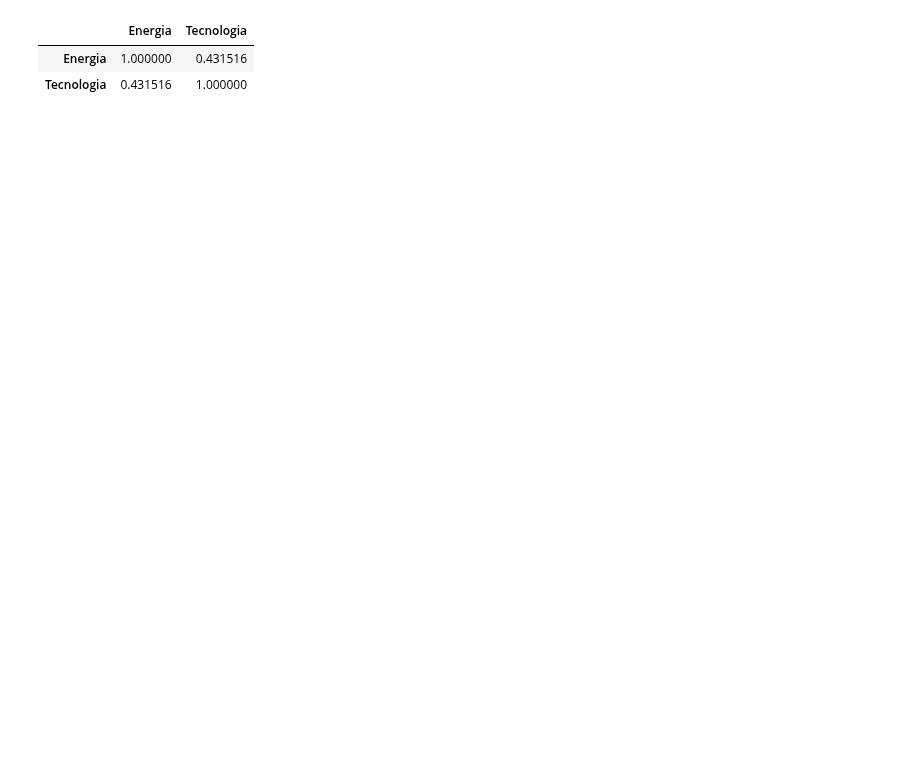
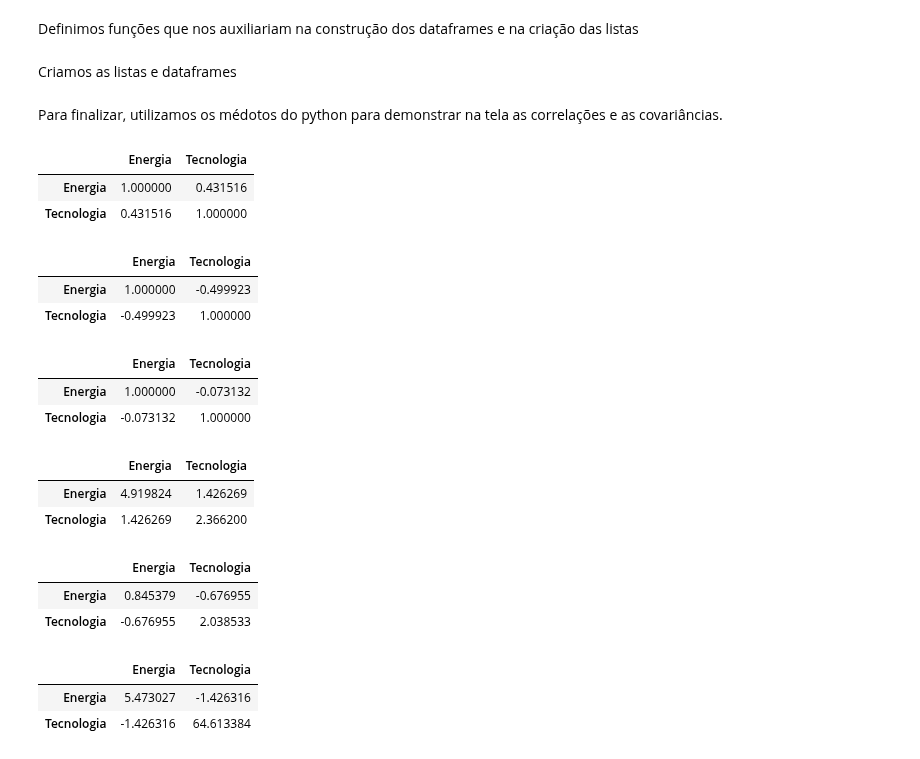
Before and after one commit to eriksoaress/EnergiaRenovavel---Erik-e-Gustavo-Antony, a Jupyter notebook: aps2/APS2.ipynb, the cells around one changed output. Saved outputs shown, nothing was run; the diff lists cells and outputs as text; code cells hidden in the pictures; blank space fills up the shorter version.

```diff
--- a/aps2/APS2.ipynb
+++ b/aps2/APS2.ipynb
@@ -51,9 +67,8 @@ df_energia
 df_energia = df_energia.set_index('Country Name')
 df_tech = df_tech.set_index('Country Name')
+# %% [markdown]
+Definimos funções que nos auxiliariam na construção dos dataframes e na criação das listas
 # %%
-
-df_energia.head()
-
 def faz_lista_energia(nome_do_pais):
     lista = []
     for ano in list(range(2008,2022)):
@@ -70,24 +85,10 @@ def faz_lista_tech(nome_do_pais):
         lista.append(num)
     return lista
 
-energia_brasil = faz_lista_energia('Brazil')
-energia_argentina = faz_lista_energia('Argentina')
-energia_islandia = faz_lista_energia('Iceland')
-tech_brasil = faz_lista_tech('Brazil')
-tech_argentina = faz_lista_tech('Argentina')
-tech_islandia = faz_lista_tech('Iceland')
-
 def cria_df(lista_energia, lista_tech):
     df = pd.DataFrame([lista_energia, lista_tech])
     df = df.transpose()
     df.columns=['Energia',"Tecnologia"]
     return df
-
-df_brasil = cria_df(energia_brasil,tech_brasil)
-df_argentina = cria_df(energia_argentina,tech_argentina)
-df_islandia = cria_df(energia_islandia,tech_islandia)
-df_brasil.corr()
-# %% [output]
-|  | Energia | Tecnologia |
-| Energia | 1.000000 | 0.431516 |
-| Tecnologia | 0.431516 | 1.000000 |
+# %% [markdown]
+Criamos as listas e dataframes
@@ -93,0 +107,44 @@ df_brasil.corr()
+# %% [markdown]
+Para finalizar, utilizamos os médotos do python para demonstrar na tela as correlações e as covariâncias.
+# %%
+#Correlação no Brasil
+df_brasil.corr()
+# %% [output]
+|  | Energia | Tecnologia |
+| Energia | 1.000000 | 0.431516 |
+| Tecnologia | 0.431516 | 1.000000 |
+# %%
+#Correlação da Argentina
+df_argentina.corr()
+# %% [output]
+|  | Energia | Tecnologia |
+| Energia | 1.000000 | -0.499923 |
+| Tecnologia | -0.499923 | 1.000000 |
+# %%
+#Correlação na Islândia
+df_islandia.corr()
+# %% [output]
+|  | Energia | Tecnologia |
+| Energia | 1.000000 | -0.073132 |
+| Tecnologia | -0.073132 | 1.000000 |
+# %%
+#Covariância no Brasil
+df_brasil.cov()
+# %% [output]
+|  | Energia | Tecnologia |
+| Energia | 4.919824 | 1.426269 |
+| Tecnologia | 1.426269 | 2.366200 |
+# %%
+#Covariância na Argentina
+df_argentina.cov()
+# %% [output]
+|  | Energia | Tecnologia |
+| Energia | 0.845379 | -0.676955 |
+| Tecnologia | -0.676955 | 2.038533 |
+# %%
+#Covariância na Islândia
+df_islandia.cov()
+# %% [output]
+|  | Energia | Tecnologia |
+| Energia | 5.473027 | -1.426316 |
+| Tecnologia | -1.426316 | 64.613384 |
```
Also changed, not shown: parts of 12 cells of this notebook.
